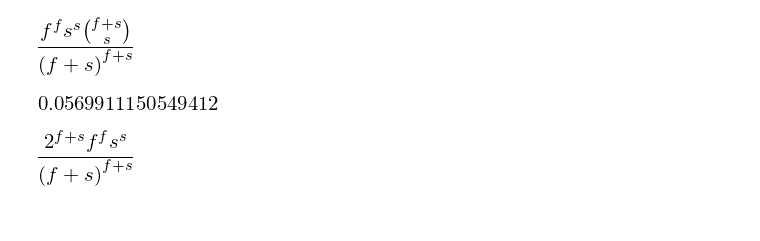
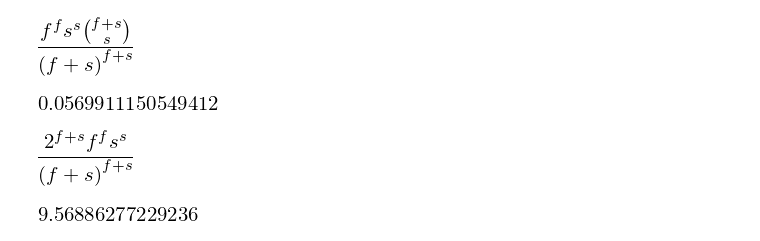
Before and after one commit to tonigi/BayesPlayground, a Jupyter notebook: 03_Coin_Inference.ipynb, the cells around one changed output. Drawn from its saved outputs; the diff is of its cells as text; code cells hidden in the pictures; blank space fills up the shorter version.

```diff
--- a/03_Coin_Inference.ipynb
+++ b/03_Coin_Inference.ipynb
@@ -166,3 +166,7 @@ Lmaxq.subs(sf).evalf()
 (Lmaxq/P_x_M1)
 # %% [output]
 [figure]
+# %%
+(Lmaxq/P_x_M1).subs(sf).evalf()
+# %% [output]
+[figure, added]
```
Also changed, not shown: parts of 1 cell of this notebook.
